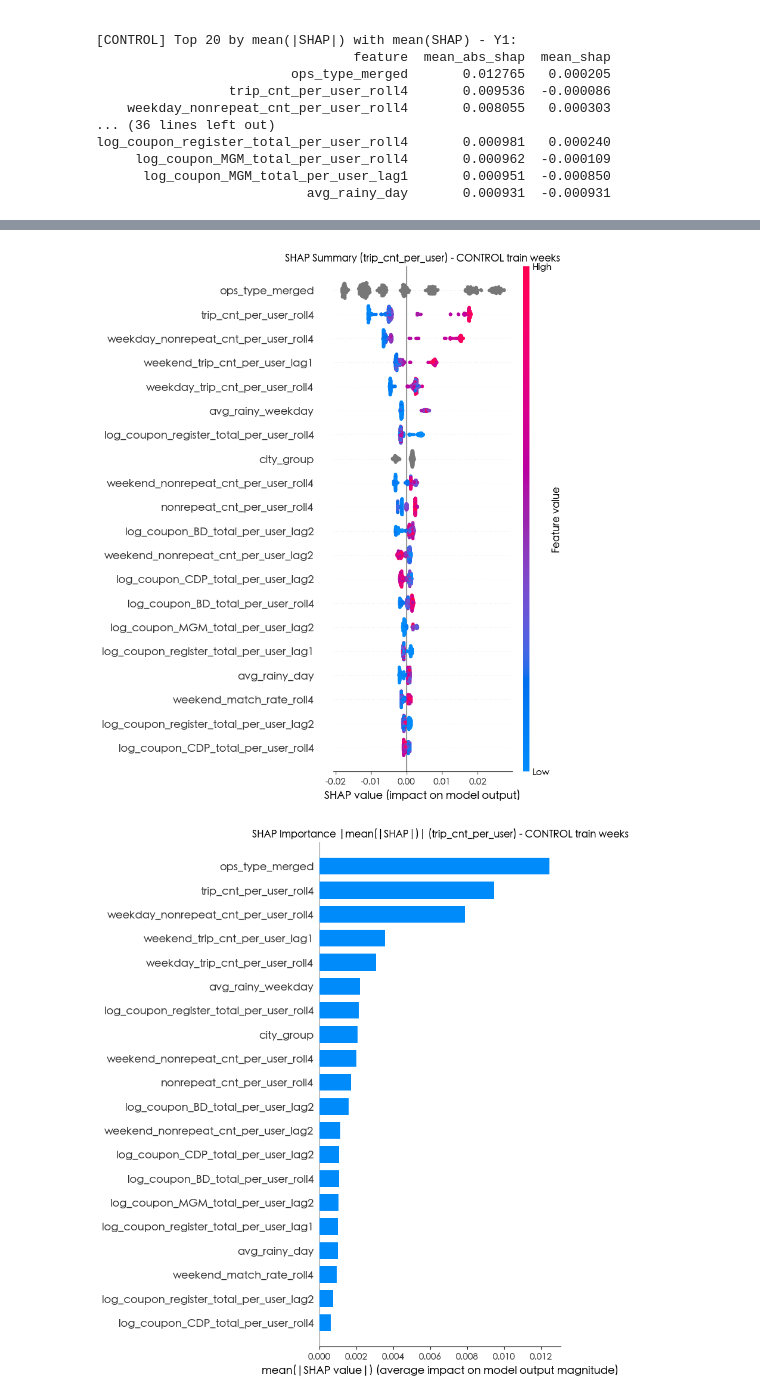
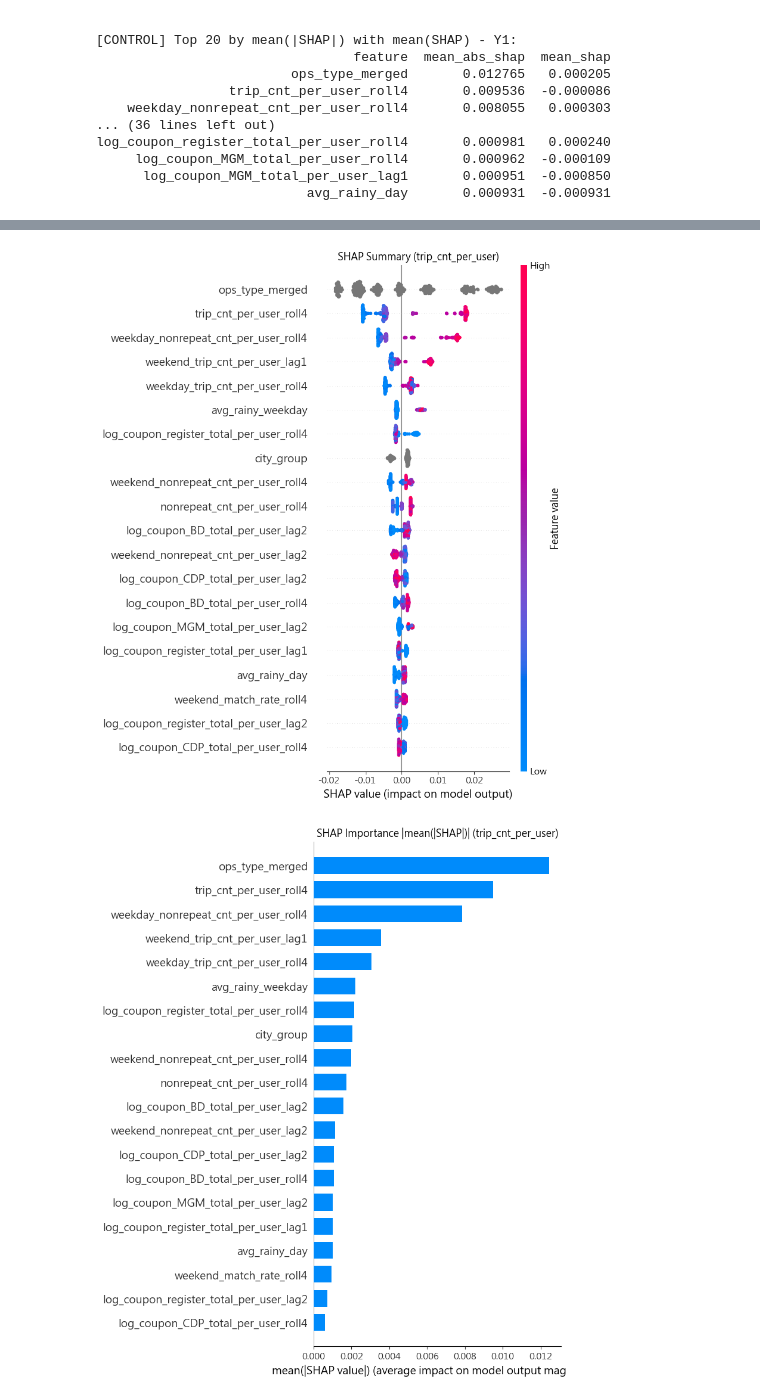
Before and after one commit to shawn921011/2026winter_project, a Jupyter notebook: model/control/control_model_lgbm_no_usercnt.ipynb, the cells around one changed output, grey strips where cells are left out. Drawn from its saved outputs; the diff is of its cells as text; code cells hidden in the pictures.

```diff
--- a/model/control/control_model_lgbm_no_usercnt.ipynb
+++ b/model/control/control_model_lgbm_no_usercnt.ipynb
@@ -2376,56 +2376,56 @@ shap_values_y2 = expl_y2.shap_values(X_shap)
 # Y1: trip_cnt_per_user
 plt.figure()
 shap.summary_plot(shap_values_y1, X_shap, show=False)
-plt.title("SHAP Summary (trip_cnt_per_user) - CONTROL train weeks")
+plt.title("SHAP Summary (trip_cnt_per_user)")
 plt.tight_layout()
 plt.show()
 
 plt.figure()
 shap.summary_plot(shap_values_y1, X_shap, plot_type="bar", show=False)
-plt.title("SHAP Importance |mean(|SHAP|)| (trip_cnt_per_user) - CONTROL train weeks")
+plt.title("SHAP Importance |mean(|SHAP|)| (trip_cnt_per_user)")
 plt.tight_layout()
 plt.show()
 
 # Y2: nonrepeat_cnt_per_user
 plt.figure()
 shap.summary_plot(shap_values_y2, X_shap, show=False)
-plt.title("SHAP Summary (nonrepeat_cnt_per_user) - CONTROL train weeks")
+plt.title("SHAP Summary (nonrepeat_cnt_per_user)")
 plt.tight_layout()
 plt.show()
 
 plt.figure()
 shap.summary_plot(shap_values_y2, X_shap, plot_type="bar", show=False)
-plt.title("SHAP Importance |mean(|SHAP|)| (nonrepeat_cnt_per_user) - CONTROL train weeks")
+plt.title("SHAP Importance |mean(|SHAP|)| (nonrepeat_cnt_per_user)")
 plt.tight_layout()
 plt.show()
 
 # --------------------------
 # (Optional) Dependence plot example
 # --------------------------
 # feat = "avg_rainy_day"
 # if feat in X_shap.columns:
 #     plt.figure()
 #     shap.dependence_plot(feat, shap_values_y1, X_shap, show=False)
 #     plt.title(f"Dependence: {feat} -> SHAP (trip_cnt_per_user) [CONTROL]")
 #     plt.tight_layout()
 #     plt.show()
 # %% [output]
 [LightGBM] [Warning] bagging_freq is set=1, subsample_freq=0 will be ignored. Current value: bagging_freq=1
 [LightGBM] [Warning] bagging_freq is set=1, subsample_freq=0 will be ignored. Current value: bagging_freq=1
 [LightGBM] [Info] Total Bins 6273
 [LightGBM] [Info] Number of data points in the train set: 432, number of used features: 56
 [LightGBM] [Warning] bagging_freq is set=1, subsample_freq=0 will be ignored. Current value: bagging_freq=1
 [LightGBM] [Info] Start training from score 0.096434
 [LightGBM] [Warning] No further splits with positive gain, best gain: -inf
 [LightGBM] [Warning] No further splits with positive gain, best gain: -inf
 [LightGBM] [Warning] No further splits with positive gain, best gain: -inf
 [LightGBM] [Warning] No further splits with positive gain, best gain: -inf
 [LightGBM] [Warning] No further splits with positive gain, best gain: -inf
 [LightGBM] [Warning] No further splits with positive gain, best gain: -inf
 ... (684 lines left out)
 [LightGBM] [Warning] No further splits with positive gain, best gain: -inf
 [LightGBM] [Warning] Stopped training because there are no more leaves that meet the split requirements
 [LightGBM] [Warning] No further splits with positive gain, best gain: -inf
 [LightGBM] [Warning] Stopped training because there are no more leaves that meet the split requirements
-[figure, old version]
+[figure, new version]
-[figure, old version]
+[figure, new version]
```
Also changed, not shown: parts of 1 cell of this notebook, 2 other files.
